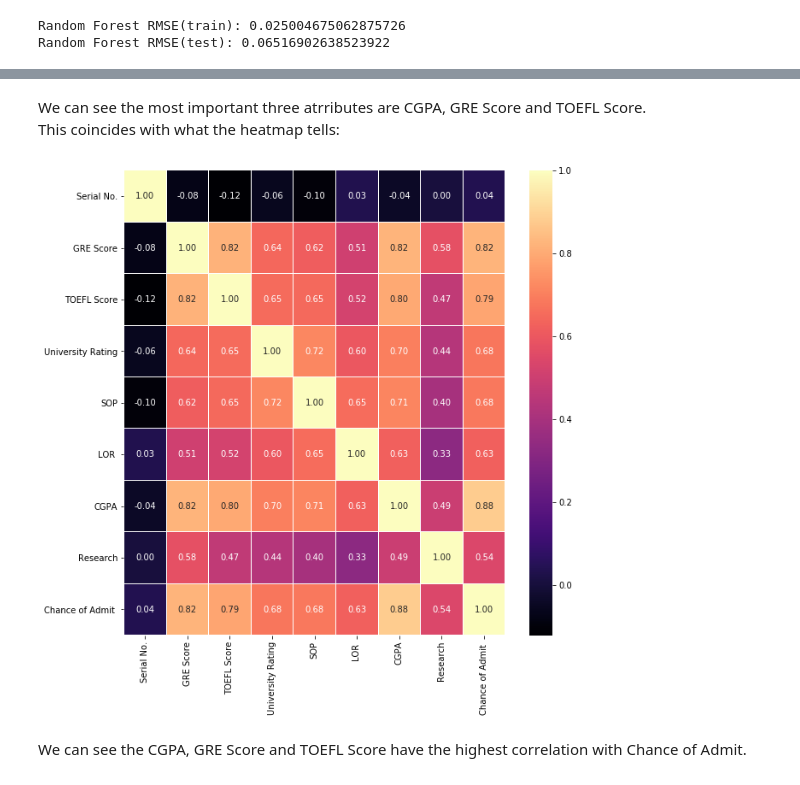
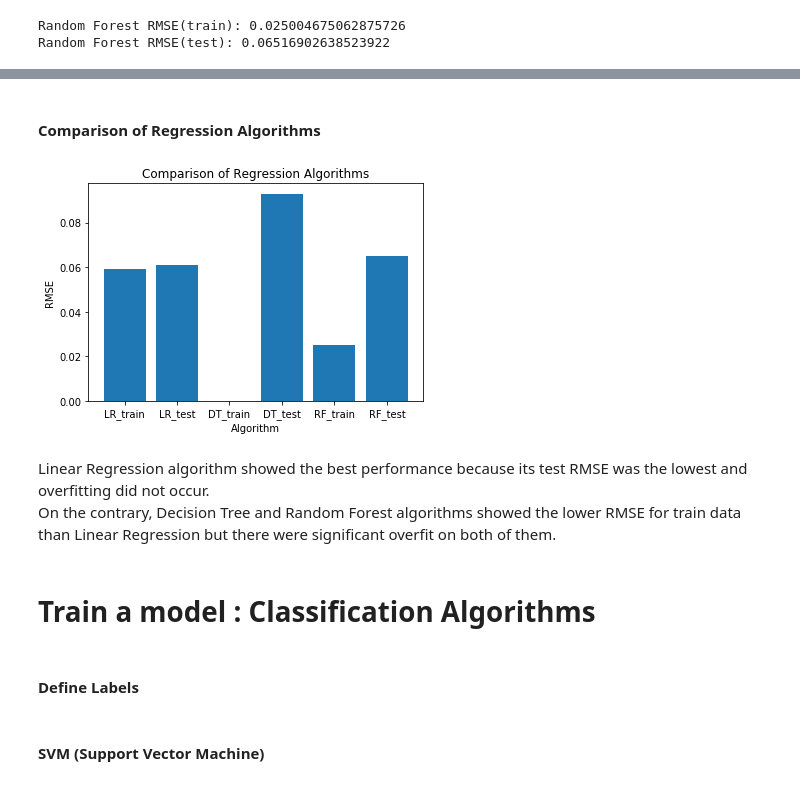
Before and after one commit to EndlessJoon/ML-Nanodegree, a Jupyter notebook: capstone/capstone.ipynb, the cells around one changed output, grey strips where cells are left out. Cells and saved outputs as stored; diff of their text form; code cells hidden in the pictures.

```diff
--- a/capstone/capstone.ipynb
+++ b/capstone/capstone.ipynb
@@ -308,11 +193,20 @@ sorted(zip(feature_importances, attributes), reverse=True)
-# %% [markdown]
-We can see the most important three atrributes are CGPA, GRE Score and TOEFL Score.
-This coincides with what the heatmap tells:
-# %%
-fig,ax = plt.subplots(figsize=(10, 10))
-sns.heatmap(train_set.corr(), ax=ax, annot=True, linewidths=0.05, fmt= '.2f',cmap="magma")
-plt.show()
-# %% [output]
-[figure, removed]
-# %% [markdown]
-We can see the CGPA, GRE Score and TOEFL Score have the highest correlation with Chance of Admit.
+# %% [markdown]
+#### Comparison of Regression Algorithms
+# %%
+x = ["LR_train","LR_test","DT_train","DT_test","RF_train","RF_test"]
+y = [lr_train_rmse,lr_test_rmse,tree_train_rmse,tree_test_rmse,forest_train_rmse,forest_test_rmse]
+
+plt.bar(x,y)
+plt.title("Comparison of Regression Algorithms")
+plt.xlabel("Algorithm")
+plt.ylabel("RMSE")
+plt.show()
+# %% [output]
+[figure, added]
+# %% [markdown]
+Linear Regression algorithm showed the best performance because its test RMSE was the lowest and overfitting did not occur.
+On the contrary, Decision Tree and Random Forest algorithms showed the lower RMSE for train data than Linear Regression but there were significant overfit on both of them.
+# %% [markdown]
+# Train a model : Classification Algorithms
+# %% [markdown]
+#### Define Labels
@@ -318,0 +217,2 @@ We can see the CGPA, GRE Score and TOEFL Score have the highest correlation with
+# %% [markdown]
+#### SVM (Support Vector Machine)
```
Also changed, not shown: parts of 40 cells of this notebook.
